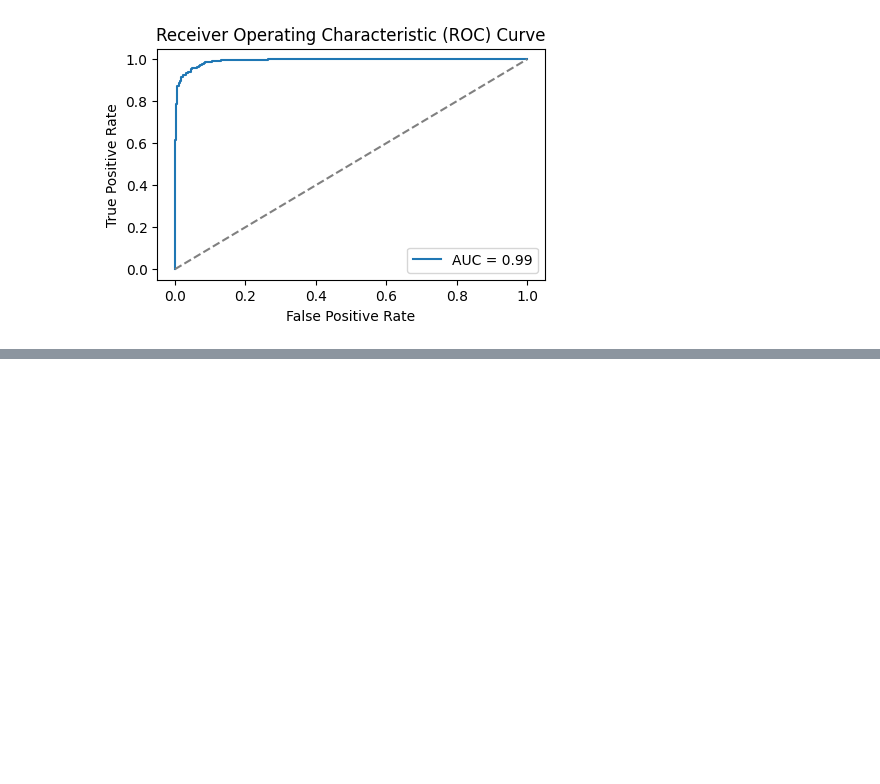
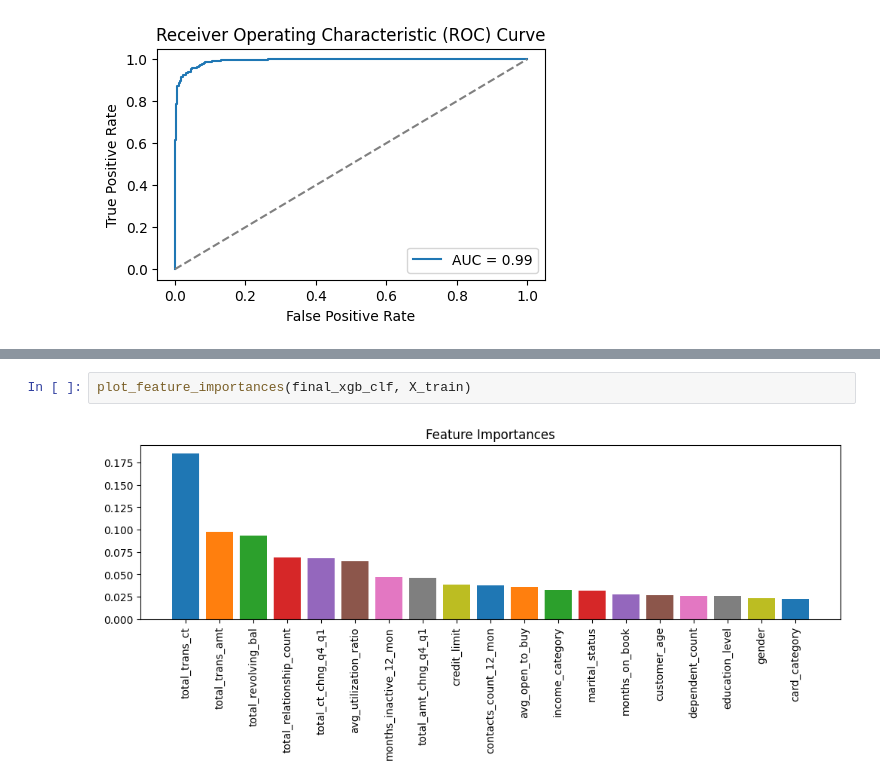
Before and after one commit to allmeidaapedro/Churn-Prediction-Credit-Card, a Jupyter notebook: notebooks/2. Modelling.ipynb, the cells around one changed output, grey strips where cells are left out. Drawn from its saved outputs; the diff is of its cells as text; blank space fills up the shorter version.

```diff
--- a/notebooks/2. Modelling.ipynb
+++ b/notebooks/2. Modelling.ipynb
@@ -422,0 +411,4 @@ weighted avg       0.96      0.96      0.96      2026
+# %%
+plot_feature_importances(final_xgb_clf, X_train)
+# %% [output]
+[figure, added]
```
Also changed, not shown: parts of 5 cells of this notebook, 2 other files.
